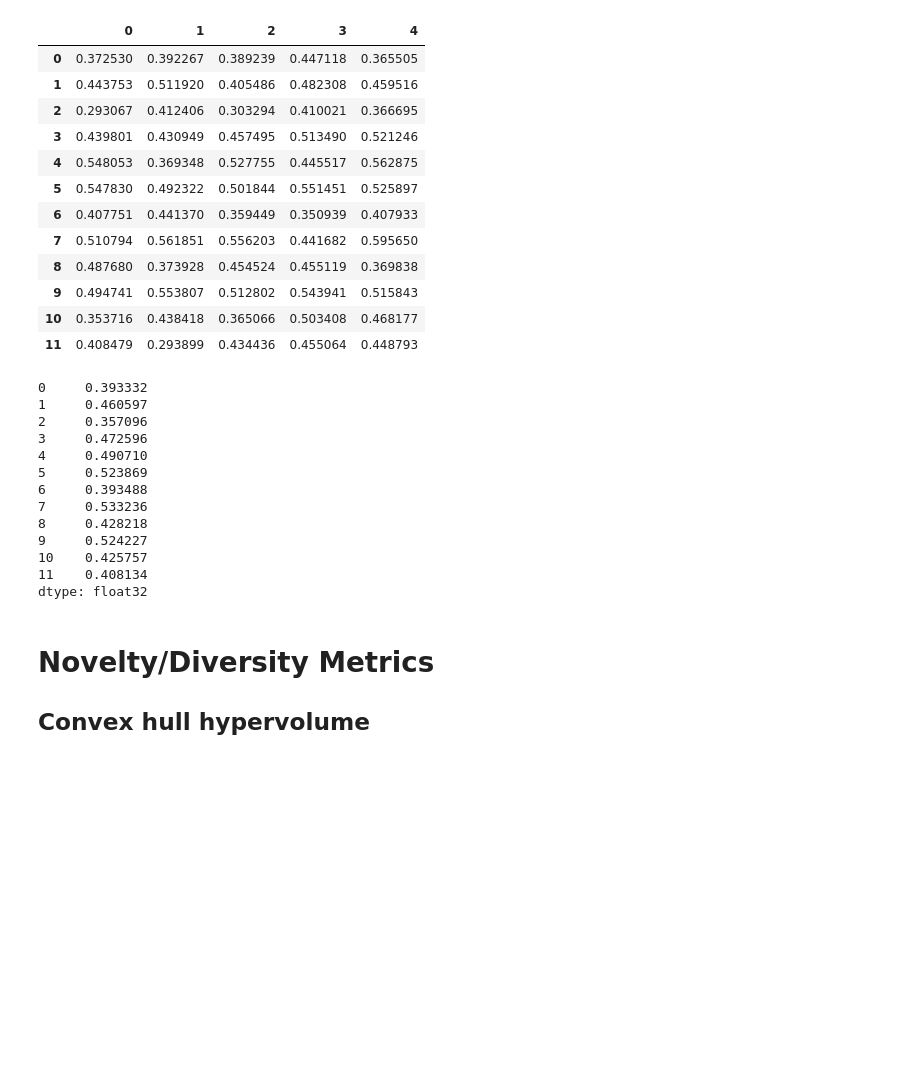
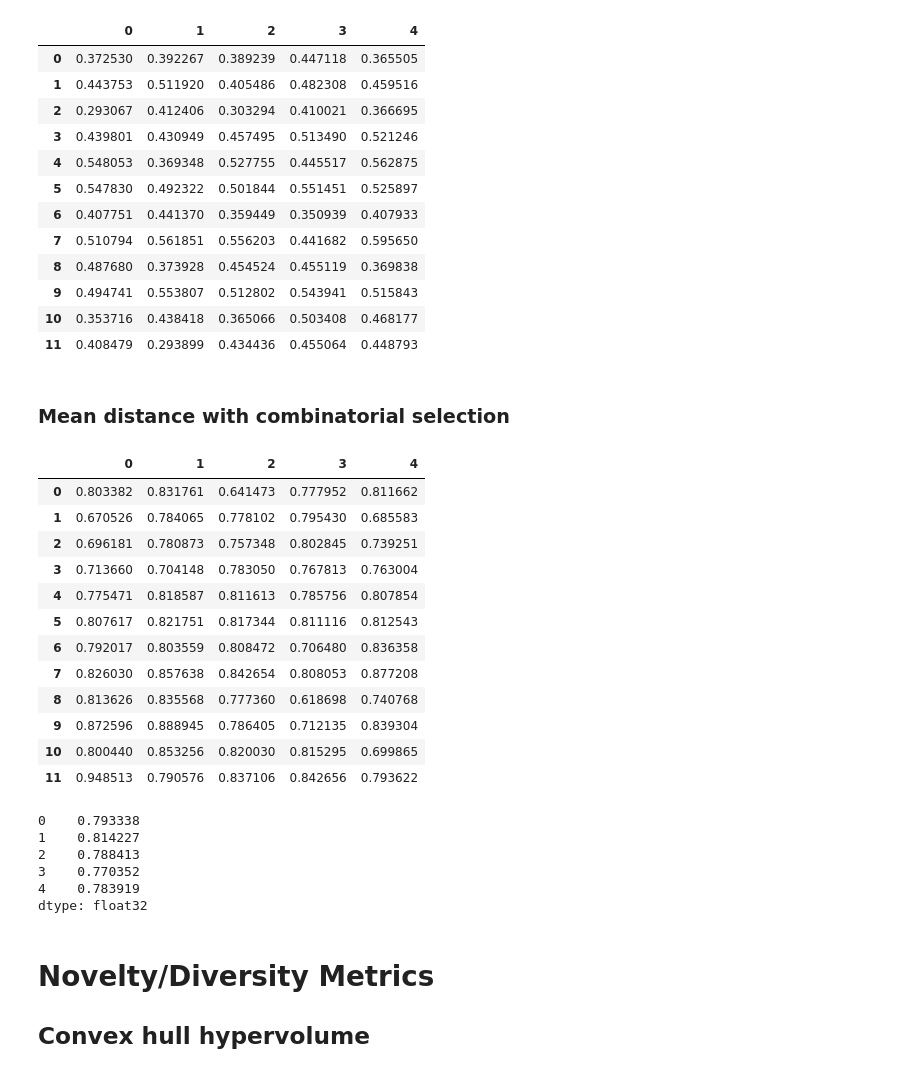
Before and after one commit to kevinma1515/gpt_IDETC, a Jupyter notebook: evaluations/few_shot_evaluation.ipynb, the cells around one changed output. Cells and saved outputs as stored; diff of their text form; code cells hidden in the pictures; blank space fills up the shorter version.

Commit message:
implement combinatorial zero shot evaluation

```diff
--- a/evaluations/few_shot_evaluation.ipynb
+++ b/evaluations/few_shot_evaluation.ipynb
@@ -210,21 +227,53 @@ distances_pd.style.background_gradient()
 | 9 | 0.494741 | 0.553807 | 0.512802 | 0.543941 | 0.515843 |
 | 10 | 0.353716 | 0.438418 | 0.365066 | 0.503408 | 0.468177 |
 | 11 | 0.408479 | 0.293899 | 0.434436 | 0.455064 | 0.448793 |
+# %% [markdown]
+### Mean distance with combinatorial selection
+# %%
+from itertools import combinations
+
+distances_all = []
+
+for embedding in gpt_embeddings_iterations:
+    distances_prompt = []
+    for count in range(len(embedding)):
+        distances_row = []
+        iterate = list(range(len(np.array(embedding[count]))))
+        max_distance = -1e9
+        for combo in combinations(iterate, 2):
+            # dot product
+            distance = np.dot(human_embeddings[count][combo[0],:], embedding[count][combo[1],:])/(norm(human_embeddings[count][combo[0],:])*norm(embedding[count][combo[1],:]))
+            if distance > max_distance:
+                max_distance = distance
+            distances_row.append(max_distance)
+        distances_prompt.append(np.mean(distances_row))
+    distances_all.append(distances_prompt)
+# %%
+
+distances_pd = pd.DataFrame(distances_all, range(5)).transpose()
+distances_pd.style.background_gradient()
+# %% [output]
+|  | 0 | 1 | 2 | 3 | 4 |
+| 0 | 0.803382 | 0.831761 | 0.641473 | 0.777952 | 0.811662 |
+| 1 | 0.670526 | 0.784065 | 0.778102 | 0.795430 | 0.685583 |
+| 2 | 0.696181 | 0.780873 | 0.757348 | 0.802845 | 0.739251 |
+| 3 | 0.713660 | 0.704148 | 0.783050 | 0.767813 | 0.763004 |
+| 4 | 0.775471 | 0.818587 | 0.811613 | 0.785756 | 0.807854 |
+| 5 | 0.807617 | 0.821751 | 0.817344 | 0.811116 | 0.812543 |
+| 6 | 0.792017 | 0.803559 | 0.808472 | 0.706480 | 0.836358 |
+| 7 | 0.826030 | 0.857638 | 0.842654 | 0.808053 | 0.877208 |
+| 8 | 0.813626 | 0.835568 | 0.777360 | 0.618698 | 0.740768 |
+| 9 | 0.872596 | 0.888945 | 0.786405 | 0.712135 | 0.839304 |
+| 10 | 0.800440 | 0.853256 | 0.820030 | 0.815295 | 0.699865 |
+| 11 | 0.948513 | 0.790576 | 0.837106 | 0.842656 | 0.793622 |
 # %%
-distances_pd.mean(axis=1)
+distances_pd.mean(axis=0)
 # %% [output]
-0     0.393332
-1     0.460597
-2     0.357096
-3     0.472596
-4     0.490710
-5     0.523869
-6     0.393488
-7     0.533236
-8     0.428218
-9     0.524227
-10    0.425757
-11    0.408134
+0    0.793338
+1    0.814227
+2    0.788413
+3    0.770352
+4    0.783919
 dtype: float32
 # %% [markdown]
 # Novelty/Diversity Metrics
```
Also changed, not shown: parts of 2 cells of this notebook, 1 other file.
